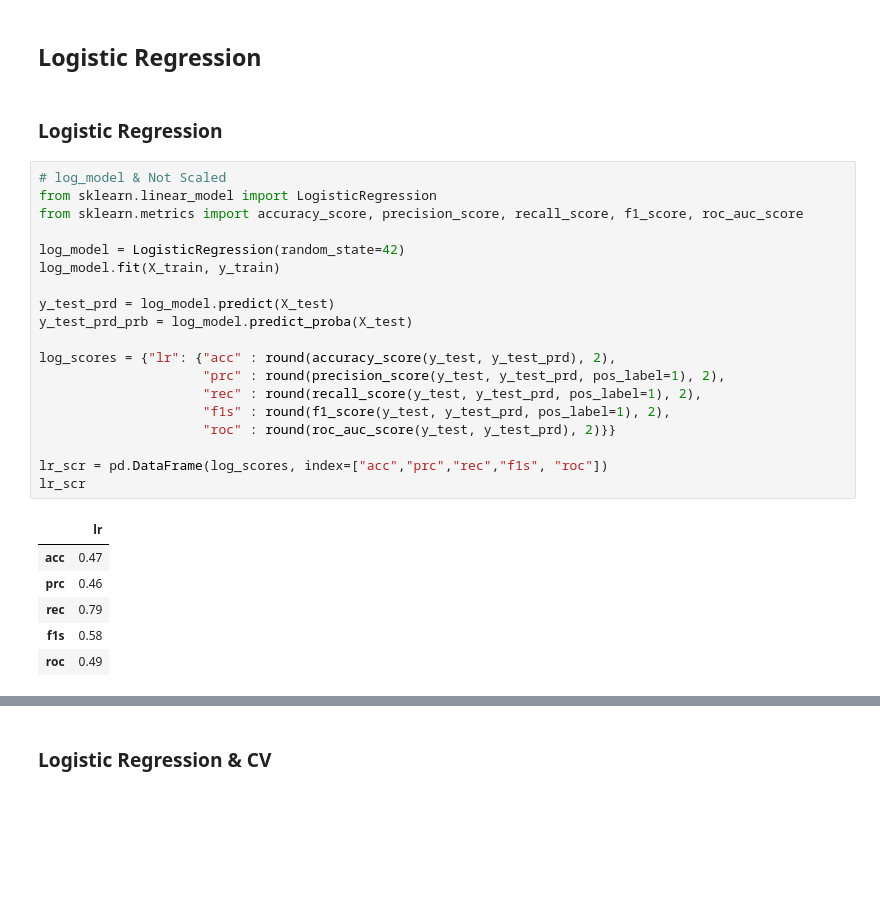
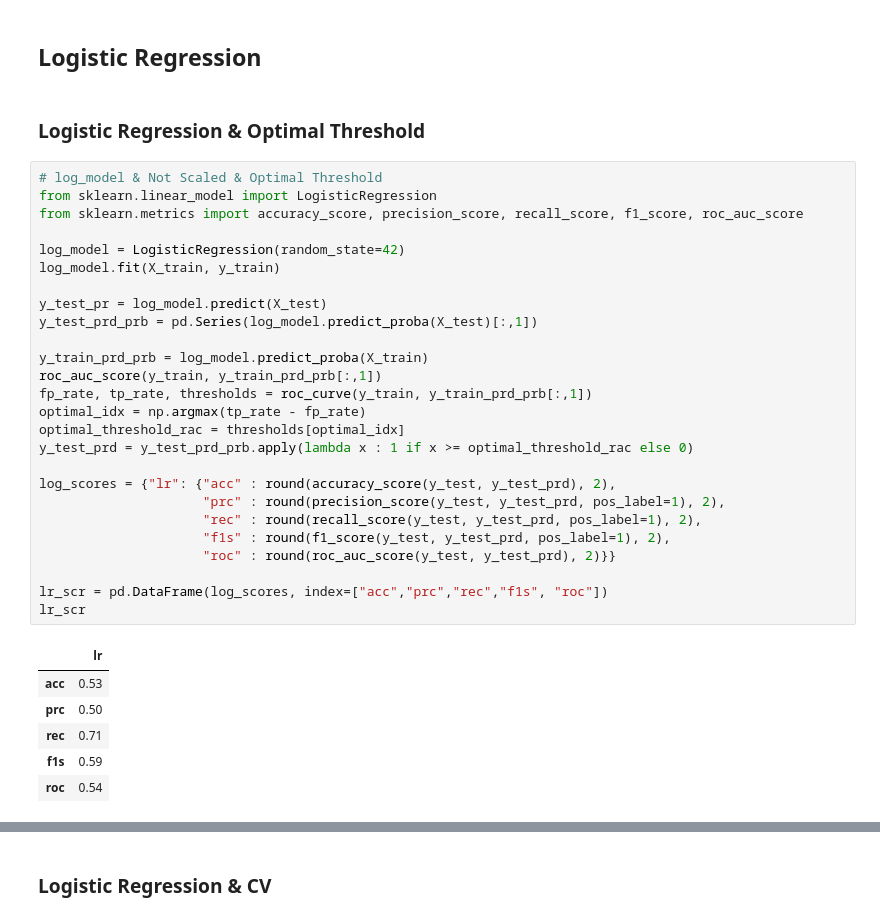
Before and after one commit to enginabdan/1_Github, a Jupyter notebook: 2_ProjectsMine/1_Neda_MIMFPT/0_neda_mimfpt_all_classification_models.ipynb, the cells around one changed output, grey strips where cells are left out. Saved outputs shown, nothing was run; the diff lists cells and outputs as text; blank space fills up the shorter version.

```diff
--- a/2_ProjectsMine/1_Neda_MIMFPT/0_neda_mimfpt_all_classification_models.ipynb
+++ b/2_ProjectsMine/1_Neda_MIMFPT/0_neda_mimfpt_all_classification_models.ipynb
@@ -271,31 +271,38 @@ print(X.shape)
 # %% [markdown]
 ## Logistic Regression
 # %% [markdown]
-### Logistic Regression
+### Logistic Regression & Optimal Threshold
 # %%
-# log_model & Not Scaled
+# log_model & Not Scaled & Optimal Threshold
 from sklearn.linear_model import LogisticRegression
 from sklearn.metrics import accuracy_score, precision_score, recall_score, f1_score, roc_auc_score
 
 log_model = LogisticRegression(random_state=42)
 log_model.fit(X_train, y_train)
 
-y_test_prd = log_model.predict(X_test)
-y_test_prd_prb = log_model.predict_proba(X_test)
+y_test_pr = log_model.predict(X_test)
+y_test_prd_prb = pd.Series(log_model.predict_proba(X_test)[:,1])
+
+y_train_prd_prb = log_model.predict_proba(X_train)
+roc_auc_score(y_train, y_train_prd_prb[:,1])
+fp_rate, tp_rate, thresholds = roc_curve(y_train, y_train_prd_prb[:,1])
+optimal_idx = np.argmax(tp_rate - fp_rate)
+optimal_threshold_rac = thresholds[optimal_idx]
+y_test_prd = y_test_prd_prb.apply(lambda x : 1 if x >= optimal_threshold_rac else 0)
 
 log_scores = {"lr": {"acc" : round(accuracy_score(y_test, y_test_prd), 2),
                      "prc" : round(precision_score(y_test, y_test_prd, pos_label=1), 2),
                      "rec" : round(recall_score(y_test, y_test_prd, pos_label=1), 2),
                      "f1s" : round(f1_score(y_test, y_test_prd, pos_label=1), 2),
                      "roc" : round(roc_auc_score(y_test, y_test_prd), 2)}}
 
 lr_scr = pd.DataFrame(log_scores, index=["acc","prc","rec","f1s", "roc"])
 lr_scr
 # %% [output]
 |  | lr |
-| acc | 0.47 |
-| prc | 0.46 |
-| rec | 0.79 |
-| f1s | 0.58 |
-| roc | 0.49 |
+| acc | 0.53 |
+| prc | 0.50 |
+| rec | 0.71 |
+| f1s | 0.59 |
+| roc | 0.54 |
 # %%
```
Also changed, not shown: parts of 294 cells of this notebook.
